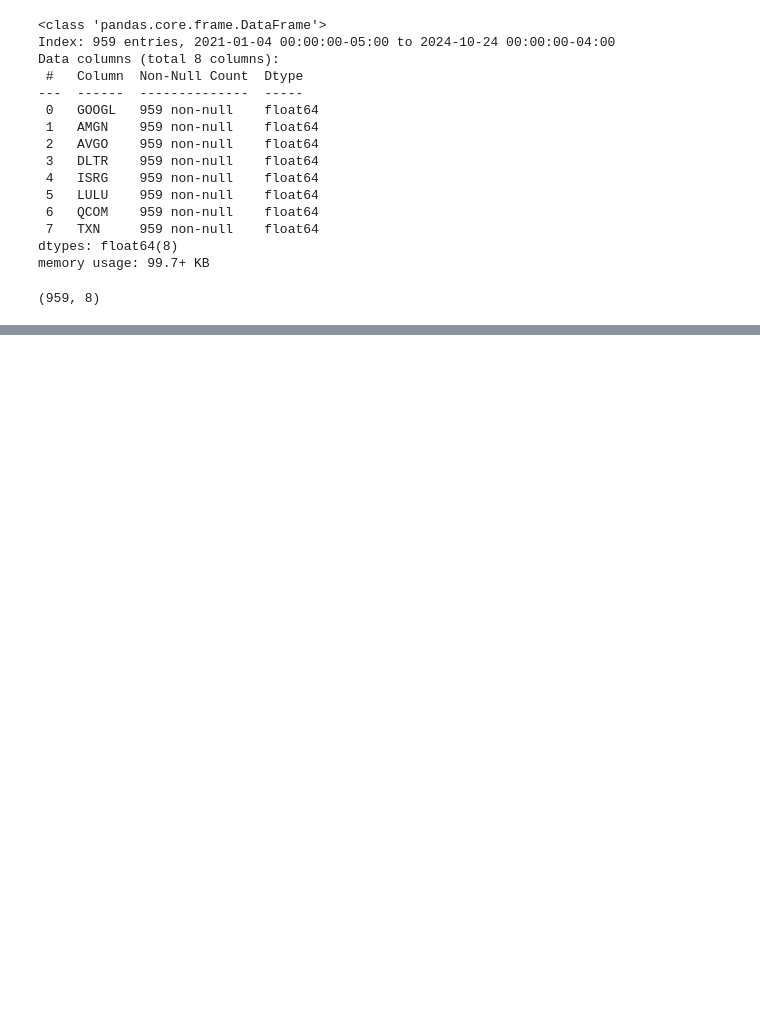
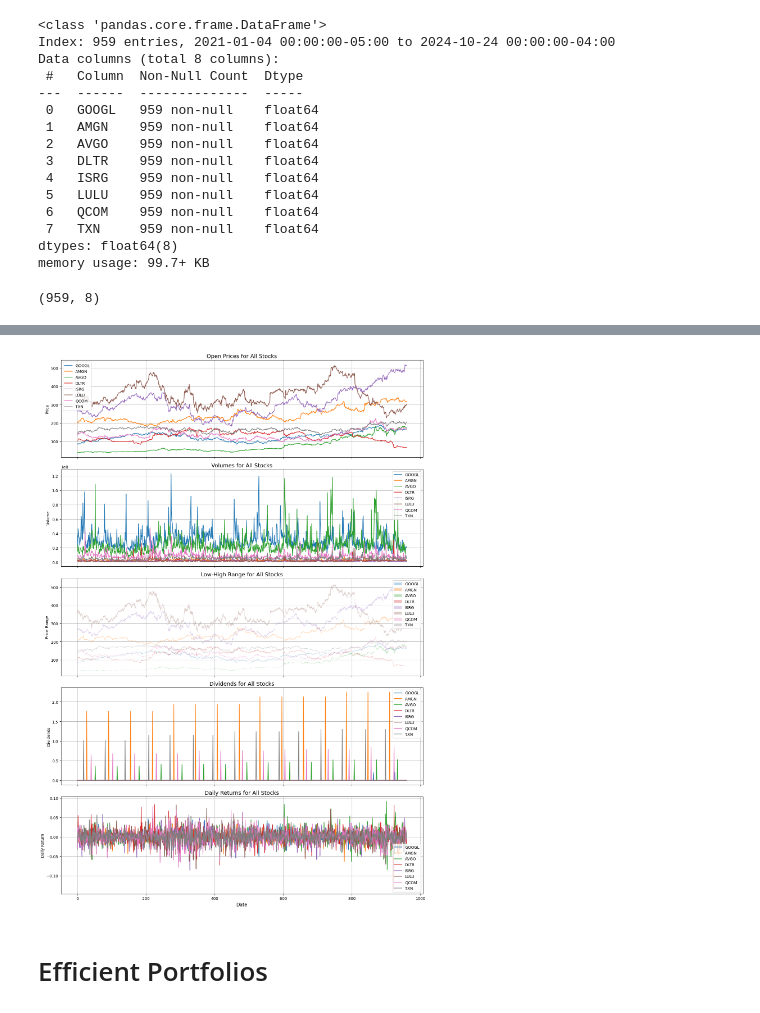
Before and after one commit to ancabenca/ds2-hw, a Jupyter notebook: Projekt -AnalyzaInvestic/AI-ABE.ipynb, the cells around one changed output, grey strips where cells are left out. Cells and saved outputs as stored; diff of their text form; code cells hidden in the pictures; blank space fills up the shorter version.

```diff
--- a/Projekt -AnalyzaInvestic/AI-ABE.ipynb
+++ b/Projekt -AnalyzaInvestic/AI-ABE.ipynb
@@ -341,0 +621,6 @@ all_data['GOOGL'] #all data in one frame (disctionary)
+# %%
+plot_stock_data_comparisons(all_data)
+# %% [output]
+[figure, added]
+# %% [markdown]
+# Efficient Portfolios
```
Also changed, not shown: parts of 46 cells of this notebook, 5 other files.
